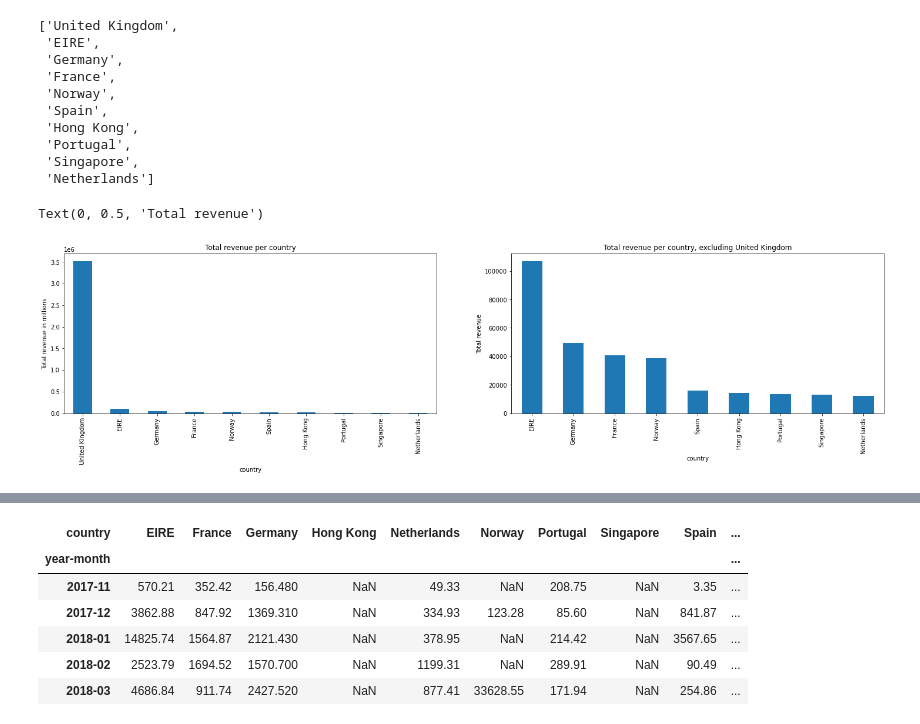
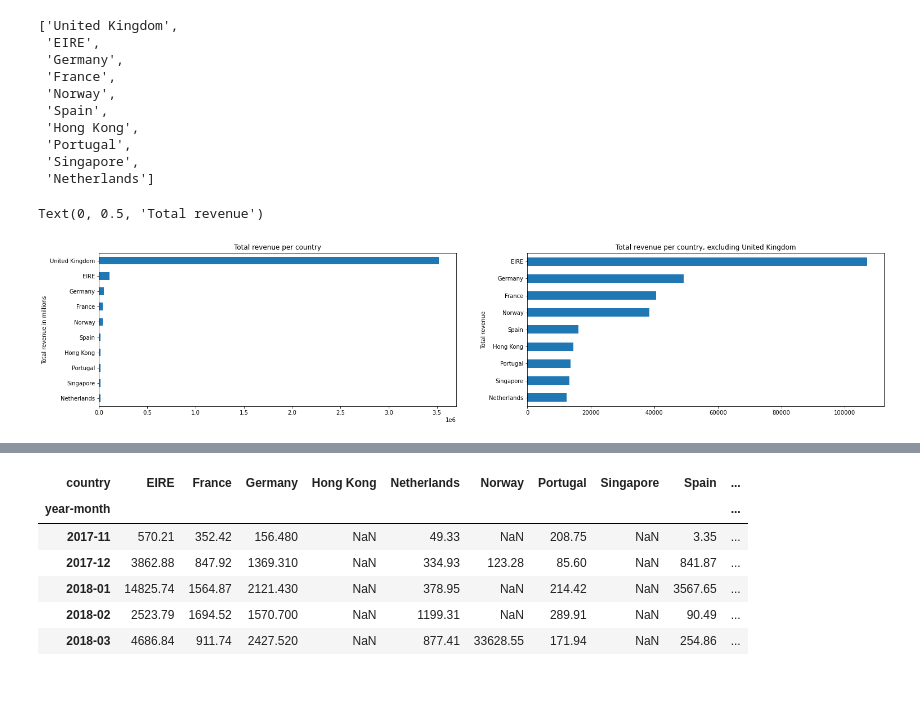
Before and after one commit to richardcure/capstone, a Jupyter notebook: EDA.ipynb, the cells around one changed output, grey strips where cells are left out. Saved outputs shown, nothing was run; the diff lists cells and outputs as text; code cells hidden in the pictures; blank space fills up the shorter version.

```diff
--- a/EDA.ipynb
+++ b/EDA.ipynb
@@ -158,18 +158,18 @@ top10revenuecountries
 # %%
 #plot revenue by country
 fig, axs = plt.subplots(1,2, figsize=(25,5))
 
-top10['price'].plot(kind='bar', ax=axs[0])
+top10['price'].sort_values(ascending=True).plot(kind='barh', ax=axs[0])
 axs[0].set_title('Total revenue per country')
 axs[0].yaxis.set_label_text('Total revenue in millions')
 
 #excluding the UK
-top10['price'][1:10].plot(kind='bar', ax=axs[1])
+top10['price'][1:10].sort_values(ascending=True).plot(kind='barh', ax=axs[1])
 axs[1].set_title('Total revenue per country, excluding United Kingdom')
 axs[1].yaxis.set_label_text('Total revenue')
 # %% [output]
 Text(0, 0.5, 'Total revenue')
-[figure, old version]
+[figure, new version]
 # %%
 #get indexes for non top 10 countries and remove rows to leave data for top 10 countries only
 indexnames = df[~df['country'].isin(top10revenuecountries)].index
```
Also changed, not shown: parts of 15 cells of this notebook.
